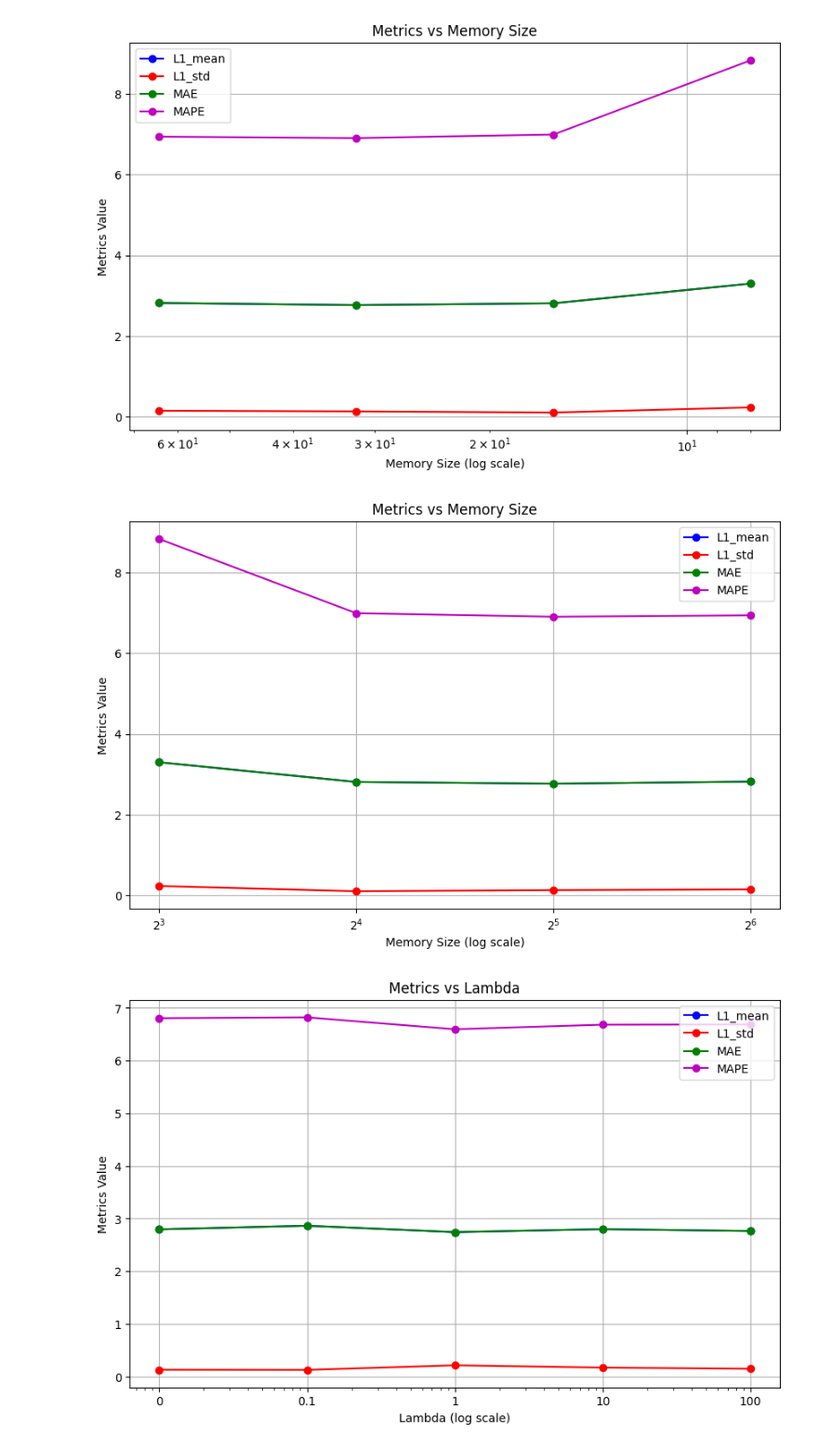
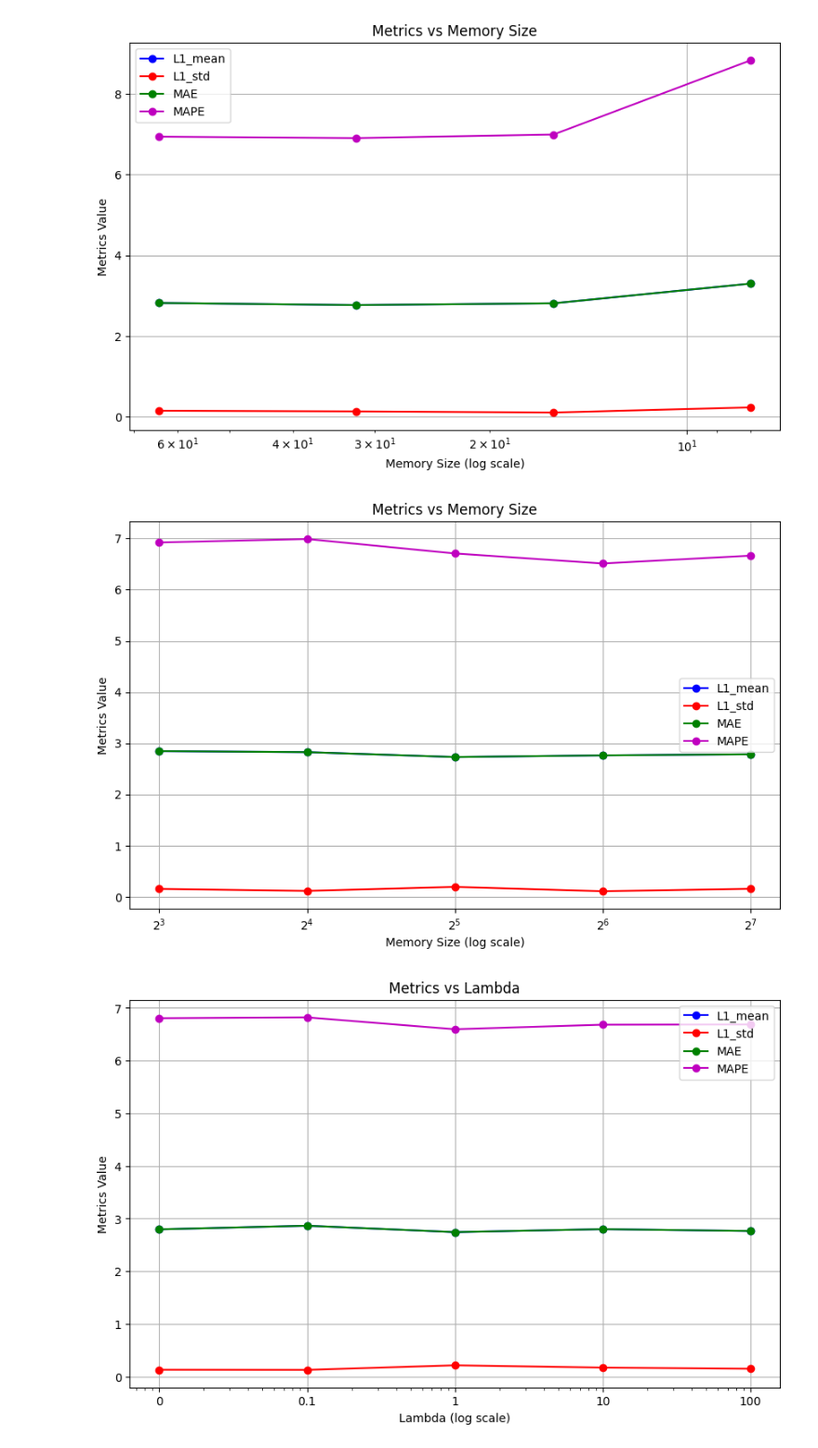
Before and after one commit to Shintaro0105/STdata_prediction, a Jupyter notebook: src/LGnet/graph.ipynb, the cells around one changed output. Shown: that part at 93% size. Cells and saved outputs as stored; diff of their text form; code cells hidden in the pictures.

Commit message:
visualize outputs

```diff
--- a/src/LGnet/graph.ipynb
+++ b/src/LGnet/graph.ipynb
@@ -60,32 +60,32 @@ plt.show()
 # %%
 import matplotlib.pyplot as plt
 
 # Data
-memory_sizes = [8, 16, 32, 64]
-L1_means = [3.3000178237430835, 2.8118702639164006, 2.7678612171633667, 2.8202857860131707]
-L1_stds = [0.23349361266473556, 0.10668757075129601, 0.134781531882783, 0.15049534414605742]
-MAEs = [3.3000178237430835, 2.8118702639164006, 2.7678612171633667, 2.8202857860131707]
-MAPEs = [8.829566836357117, 6.991849839687347, 6.905046105384827, 6.939008831977844]
+memory_sizes = [8, 16, 32, 64, 128]
+L1_means = [2.846059080098215, 2.8256121617280487, 2.730358683083033, 2.7630036837375878, 2.7840818874912014]
+L1_stds = [0.15603349633205982, 0.1180667985358904, 0.19430718998313282, 0.11146931886685006, 0.1580200905176089]
+MAEs = [2.846059080098215, 2.8256121617280487, 2.730358683083033, 2.7630036837375878, 2.7840818874912014]
+MAPEs = [6.919250637292862, 6.987116485834122, 6.705082952976227, 6.509561836719513, 6.661637127399445]
 
 # Plotting
 plt.figure(figsize=(10, 6))
 
 plt.plot(memory_sizes, L1_means, marker='o', linestyle='-', label='L1_mean', color='b')
 plt.plot(memory_sizes, L1_stds, marker='o', linestyle='-', label='L1_std', color='r')
 plt.plot(memory_sizes, MAEs, marker='o', linestyle='-', label='MAE', color='g')
 plt.plot(memory_sizes, MAPEs, marker='o', linestyle='-', label='MAPE', color='m')
 
 plt.xscale('log', base=2)
 
 plt.title('Metrics vs Memory Size')
 plt.xlabel('Memory Size (log scale)')
 plt.ylabel('Metrics Value')
 plt.legend()
 plt.grid(True)
 
 plt.show()
 # %% [output]
-[figure, old version]
+[figure, new version]
 # %%
 import matplotlib.pyplot as plt
 import numpy as np
```
Also changed, not shown: parts of 2 cells of this notebook, 18 other files.
